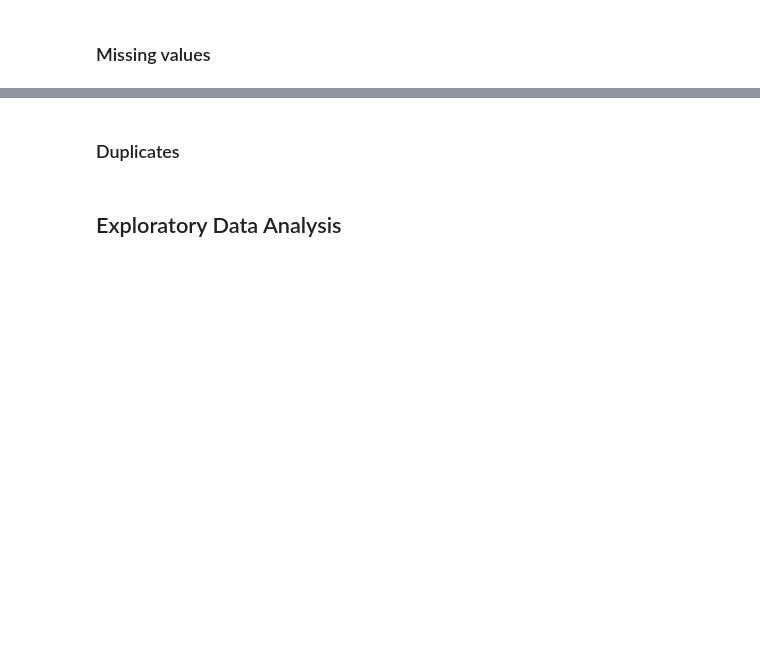
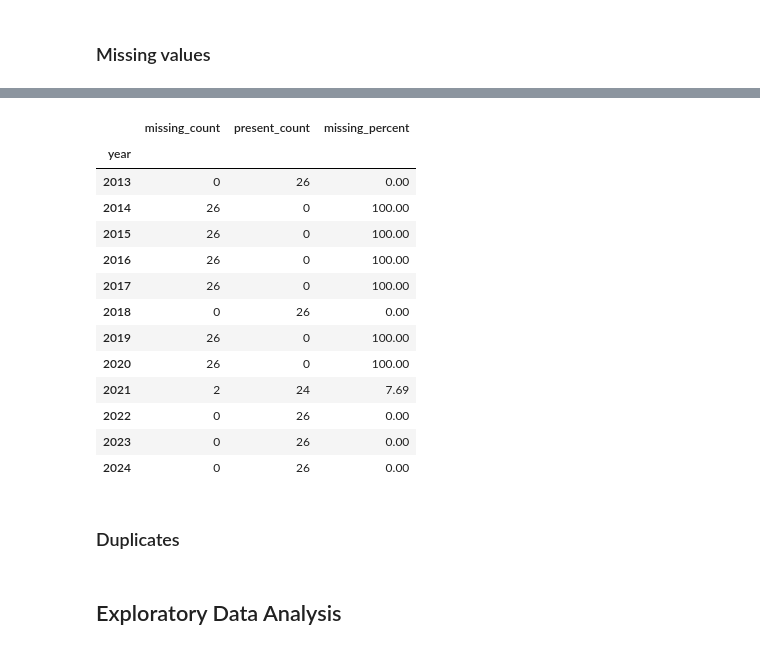
Before and after one commit to baktofebruary/InfoVis, a Jupyter notebook: notebooks/prepare_data.ipynb, the cells around one changed output, grey strips where cells are left out. Cells and saved outputs as stored; diff of their text form; code cells hidden in the pictures; blank space fills up the shorter version.

```diff
--- a/notebooks/prepare_data.ipynb
+++ b/notebooks/prepare_data.ipynb
@@ -494,0 +557,5 @@ final_df['country'].nunique()
+# %%
+missing_house_price_index= final_df.groupby('country')['house_price_index'].apply(
+    lambda x: x.isna().sum()
+)
+pd.DataFrame(missing_house_price_index[missing_house_price_index == 20])
@@ -494,0 +566,3 @@ final_df['country'].nunique()
+# %%
+countries_to_drop = missing_house_price_index[missing_house_price_index == 20].index
+final_df = final_df[~final_df['country'].isin(countries_to_drop)].reset_index(drop=True)
@@ -494,0 +593,15 @@ final_df['country'].nunique()
+# %%
+columns_to_interpolate = [
+    'house_price_index',
+    'housing_burden',
+    'living_with_parents'
+]
+
+final_df = final_df.sort_values(['country', 'year']).reset_index(drop=True)
+
+for column in columns_to_interpolate:
+    final_df[column] = (
+        final_df
+        .groupby('country')[column]
+        .transform(lambda x: x.interpolate(method='linear', limit_direction='both'))
+    )
@@ -494,0 +624,3 @@ final_df['country'].nunique()
+# %%
+life_df = final_df[final_df['year'] >= 2013]
+show_missing_values(life_df)
@@ -495,3 +641,26 @@ final_df['country'].nunique()
+# %%
+life_missing_by_year = pd.DataFrame({
+    "missing_count": life_df.groupby("year")["life_satisfaction"].apply(lambda x: x.isna().sum()),
+    "present_count": life_df.groupby("year")["life_satisfaction"].apply(lambda x: x.notna().sum()),
+    "missing_percent": life_df.groupby("year")["life_satisfaction"].apply(lambda x: x.isna().mean() * 100)
+})
+
+life_missing_by_year
+# %% [output]
+|  | missing_count | present_count | missing_percent |
+| year |  |  |  |
+| 2013 | 0 | 26 | 0.00 |
+| 2014 | 26 | 0 | 100.00 |
+| 2015 | 26 | 0 | 100.00 |
+| 2016 | 26 | 0 | 100.00 |
+| 2017 | 26 | 0 | 100.00 |
+| 2018 | 0 | 26 | 0.00 |
+| 2019 | 26 | 0 | 100.00 |
+| 2020 | 26 | 0 | 100.00 |
+| 2021 | 2 | 24 | 7.69 |
+| 2022 | 0 | 26 | 0.00 |
+| 2023 | 0 | 26 | 0.00 |
+| 2024 | 0 | 26 | 0.00 |
 # %% [markdown]
 ### Duplicates
 # %% [markdown]
```
Also changed, not shown: parts of 41 cells of this notebook, 1 other file.
